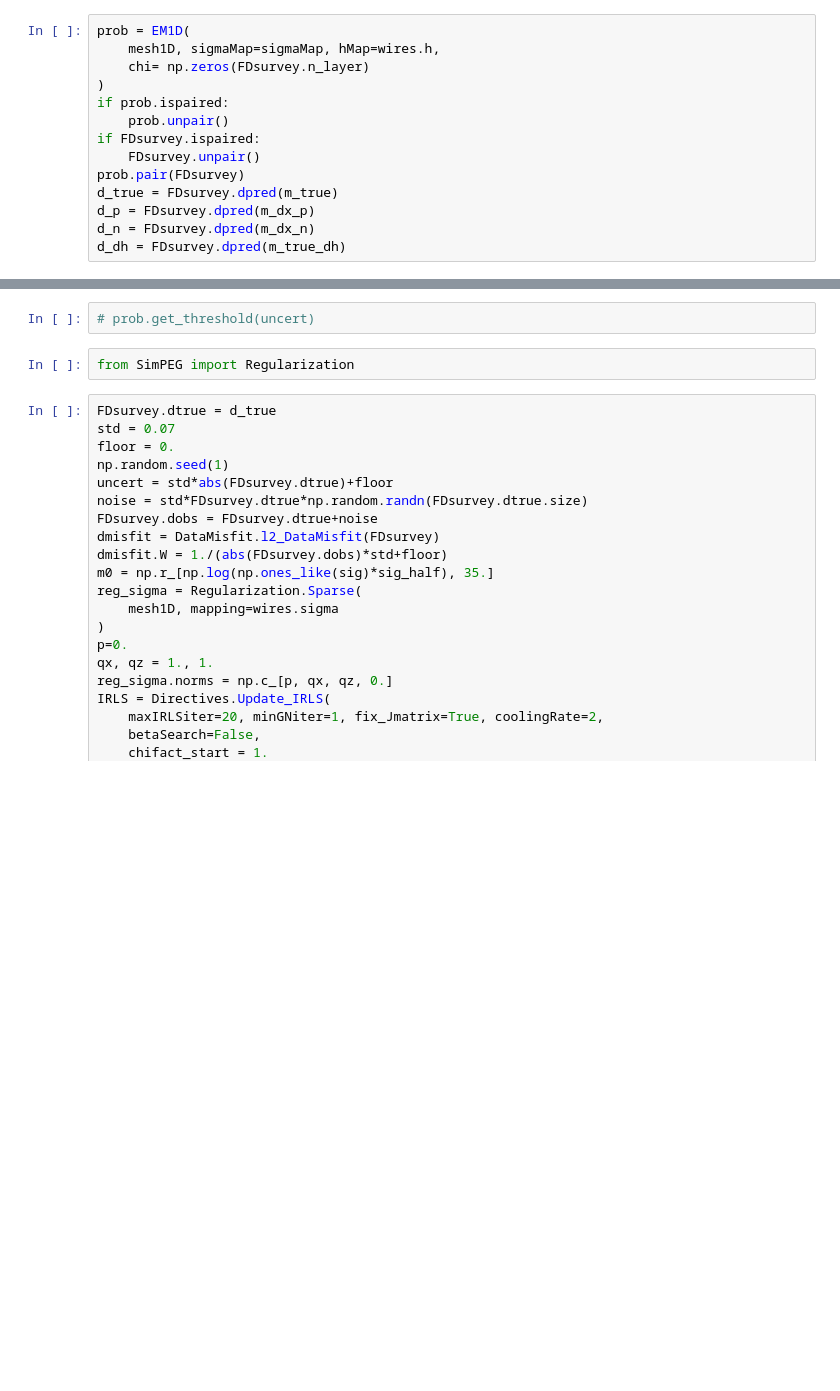
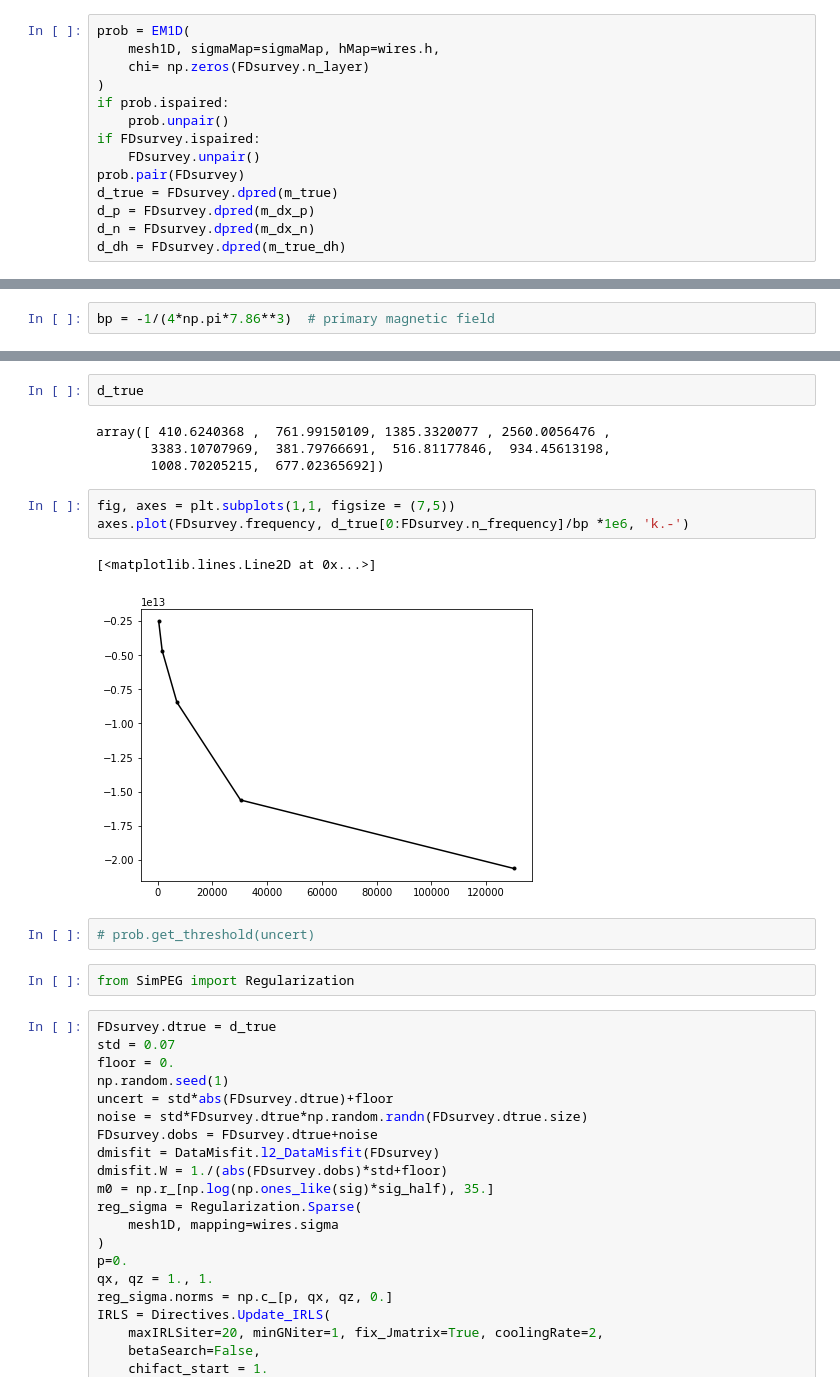
Before and after one commit to simpeg/simpegEM1D, a Jupyter notebook: notebooks/examples/EM1D_inversion_FD_height_correction.ipynb, the cells around one changed output, grey strips where cells are left out. Cells and saved outputs as stored; diff of their text form; blank space fills up the shorter version.

```diff
--- a/notebooks/examples/EM1D_inversion_FD_height_correction.ipynb
+++ b/notebooks/examples/EM1D_inversion_FD_height_correction.ipynb
@@ -64,2 +79,4 @@ plt.plot(prob.getJ_height(m_true), 'bx')
+# %%
+bp = -1/(4*np.pi*7.86**3)  # primary magnetic field
 # %%
 fig, axes = plt.subplots(1,1, figsize = (7,5))
@@ -73,3 +90,15 @@ axes.set_xscale('log')
+# %%
+d_true
+# %% [output]
+array([ 410.6240368 ,  761.99150109, 1385.3320077 , 2560.0056476 ,
+       3383.10707969,  381.79766691,  516.81177846,  934.45613198,
+       1008.70205215,  677.02365692])
+# %%
+fig, axes = plt.subplots(1,1, figsize = (7,5))
+axes.plot(FDsurvey.frequency, d_true[0:FDsurvey.n_frequency]/bp *1e6, 'k.-')
+# %% [output]
+[<matplotlib.lines.Line2D at 0x...>]
+[figure, added]
 # %%
 # prob.get_threshold(uncert)
 # %%
```
Also changed, not shown: parts of 11 cells of this notebook, 3 other files.
